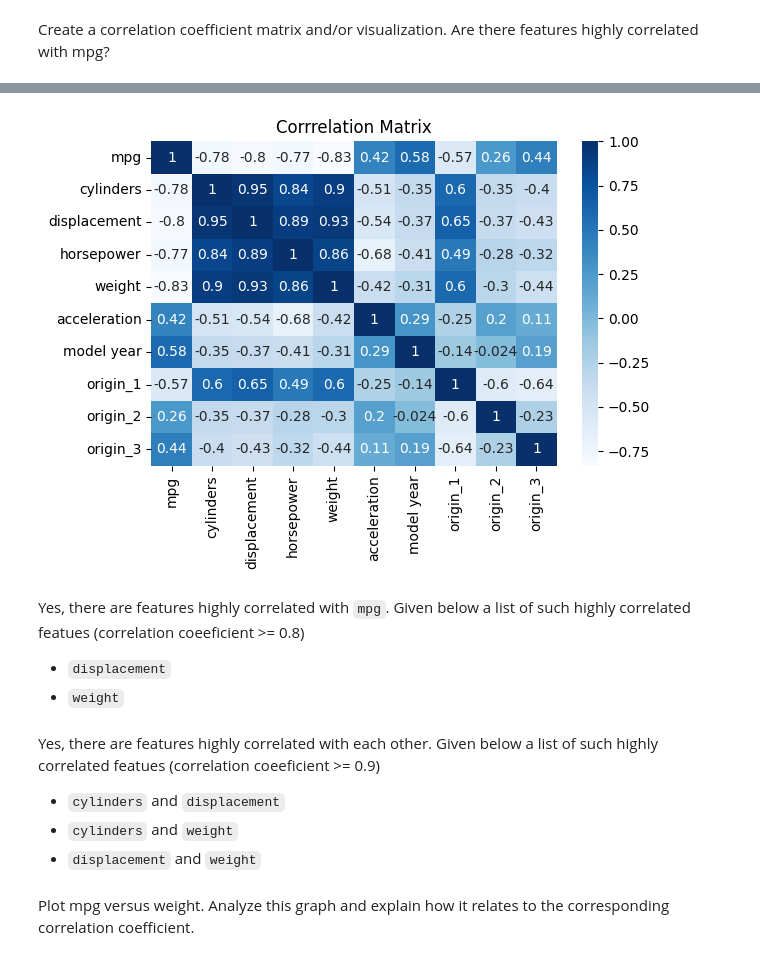
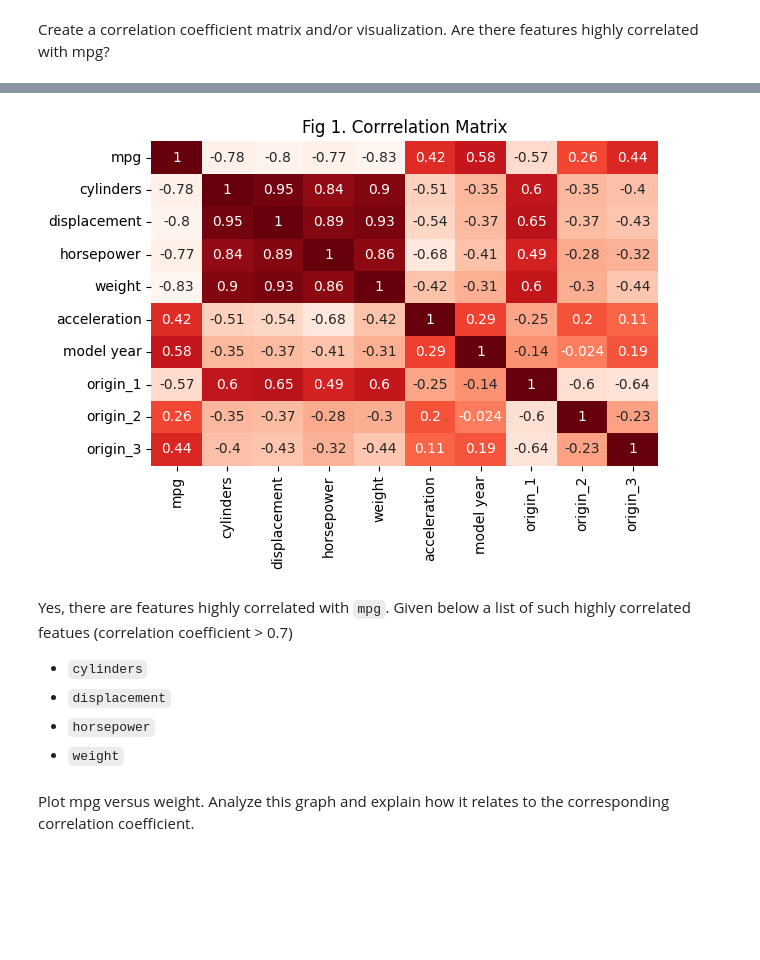
Before and after one commit to biswajit-bellevue/DSC550, a Jupyter notebook: SharmaDSC550Week4.ipynb, the cells around one changed output, grey strips where cells are left out. Cells and saved outputs as stored; diff of their text form; code cells hidden in the pictures; blank space fills up the shorter version.

```diff
--- a/SharmaDSC550Week4.ipynb
+++ b/SharmaDSC550Week4.ipynb
@@ -138,21 +138,19 @@ corr_df
 | origin_3 | 0.442174 | -0.396479 | -0.433505 | -0.321325 | -0.440817 | 0.109144 | 0.193101 | -0.643317 | -0.229895 | ... |
 # %%
 # create correlation matrix heatmap visualization
-sns.heatmap(corr_df, annot=True, cmap="Blues")
+sns.heatmap(corr_df, annot=True, cmap="Reds", cbar=False)
 plt.title("Fig 1. Corrrelation Matrix")
 plt.tight_layout()
 plt.show()
 # %% [output]
-[figure, old version]
+[figure, new version]
 # %% [markdown]
-Yes, there are features highly correlated with `mpg`. Given below a list of such highly correlated featues (correlation coeeficient >= 0.8)
+Yes, there are features highly correlated with `mpg`. Given below a list of such highly correlated featues (correlation coefficient > 0.7)
+
+ - `cylinders`
  - `displacement`
+ - `horsepower`
  - `weight`
-# %% [markdown]
-Yes, there are features highly correlated with each other. Given below a list of such highly correlated featues (correlation coeeficient >= 0.9)
- - `cylinders` and `displacement`
- - `cylinders` and `weight`
- - `displacement` and `weight`
 # %% [markdown]
 Plot mpg versus weight. Analyze this graph and explain how it relates to the corresponding correlation coefficient.
 # %%
```
Also changed, not shown: parts of 47 cells of this notebook, 2 other files.
